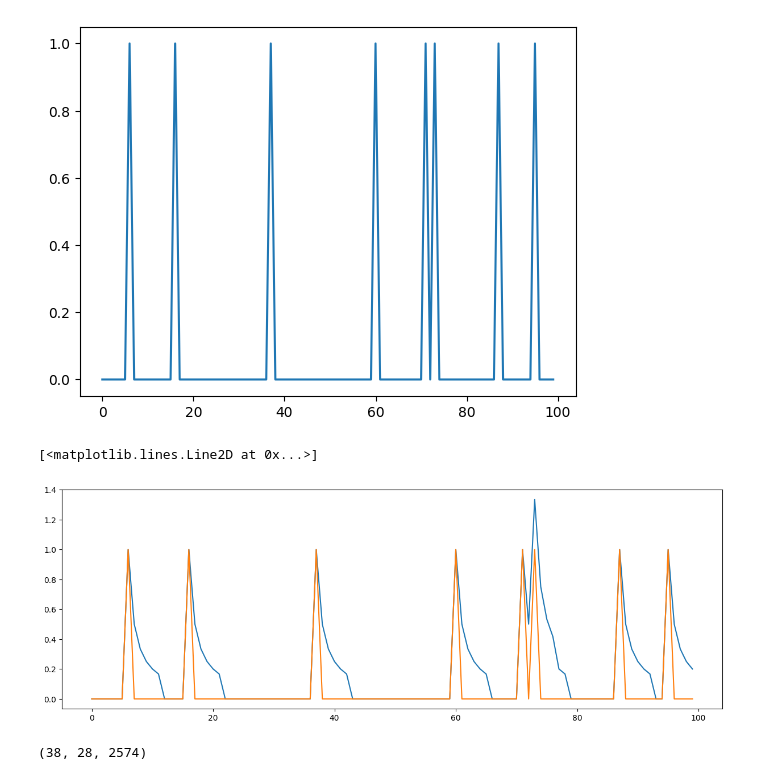
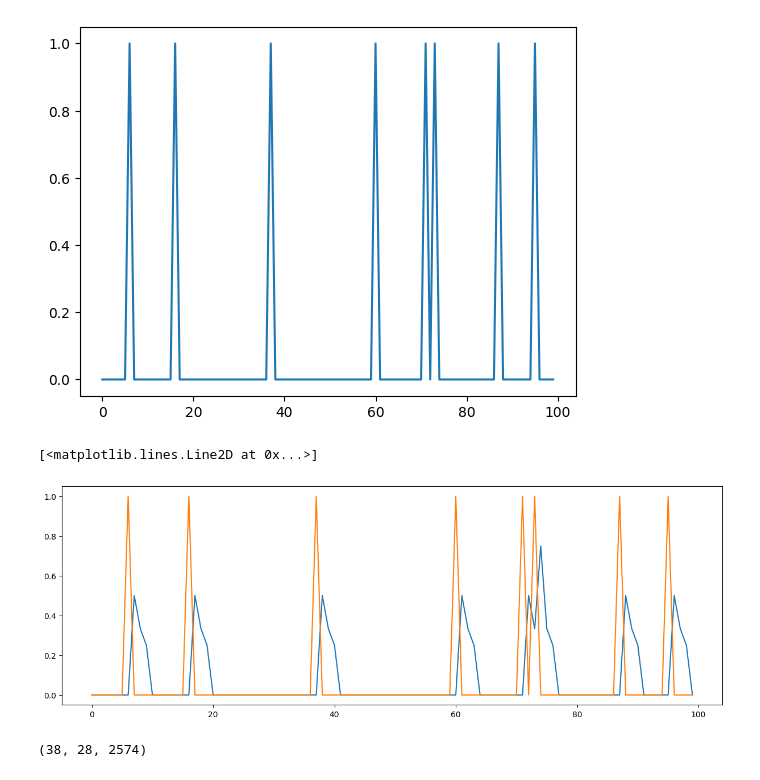
Before and after one commit to NicolasCaronPro/ST-GNN-for-wildifre-prediction, a Jupyter notebook: Prediction/Target/check.ipynb, the cells around one changed output. Drawn from its saved outputs; the diff is of its cells as text; code cells hidden in the pictures.

```diff
--- a/Prediction/Target/check.ipynb
+++ b/Prediction/Target/check.ipynb
@@ -95,0 +145,15 @@ plt.imshow(log[:,:,260])
+# %%
+kernel_size = 17
+kernel_daily = np.abs(np.arange(-(kernel_size//2), kernel_size // 2 + 1))
+kernel_daily += 1
+kernel_daily = 1 / kernel_daily
+# Create the seasonal kernel
+kernel_season = np.ones(kernel_size, dtype=float)
+kernel_season /= kernel_size  # Normalize the kernel
+
+# Zero out future values in the kernel if only past data is considered
+
+kernel_daily_past = np.copy(kernel_daily)
+kernel_season_past = np.copy(kernel_season)
+kernel_daily_past[:kernel_size // 2 + 1] = 0.0
+kernel_season_past[:kernel_size // 2 + 1] = 0.0
@@ -139,13 +207,13 @@ plt.plot(test)
 [figure]
 # %%
 from astropy.convolution import convolve, convolve_fft
-res = convolve_fft(test, kernel, normalize_kernel=False, mask=None)
+res = convolve_fft(test, kernel_daily_past.reshape(-1), normalize_kernel=False, mask=None)
 plt.figure(figsize=(15,5))
 plt.plot(res)
 plt.plot(test)
 # %% [output]
 [<matplotlib.lines.Line2D at 0x...>]
-[figure, old version]
+[figure, new version]
 # %%
 log = pickle.load(open('firepoint/bin/2x2/departement-69-rhonebinScale0.pkl', 'rb'))
 print(log.shape)
```
Also changed, not shown: parts of 14 cells of this notebook, 4 other files.
